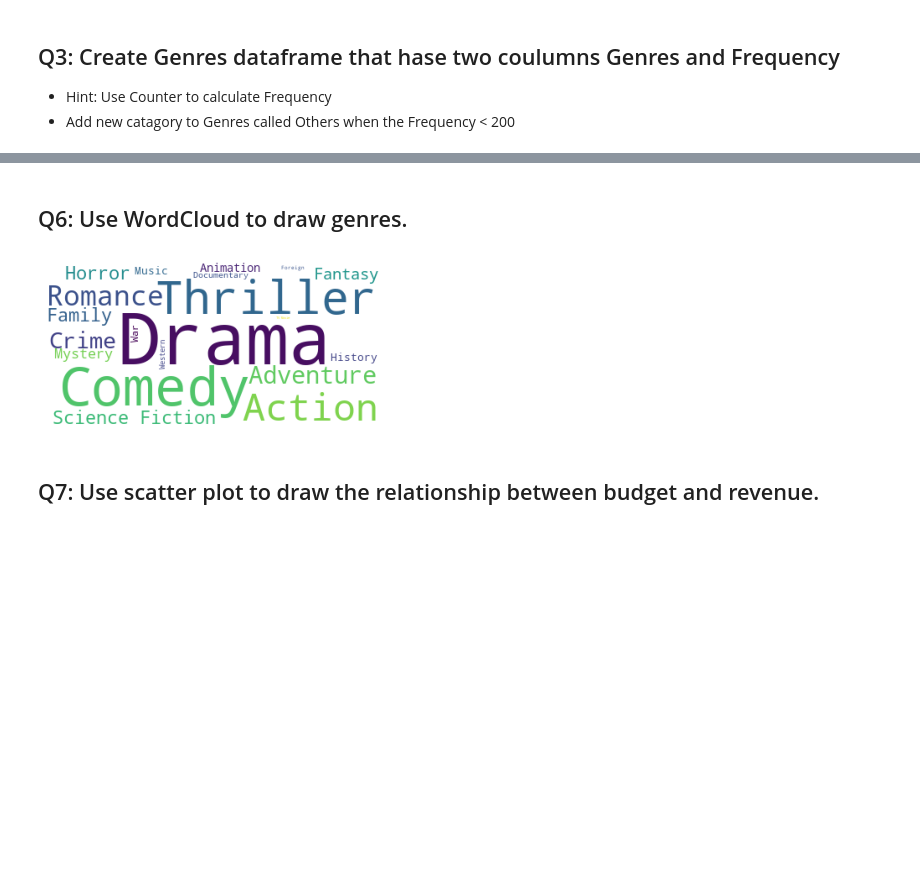
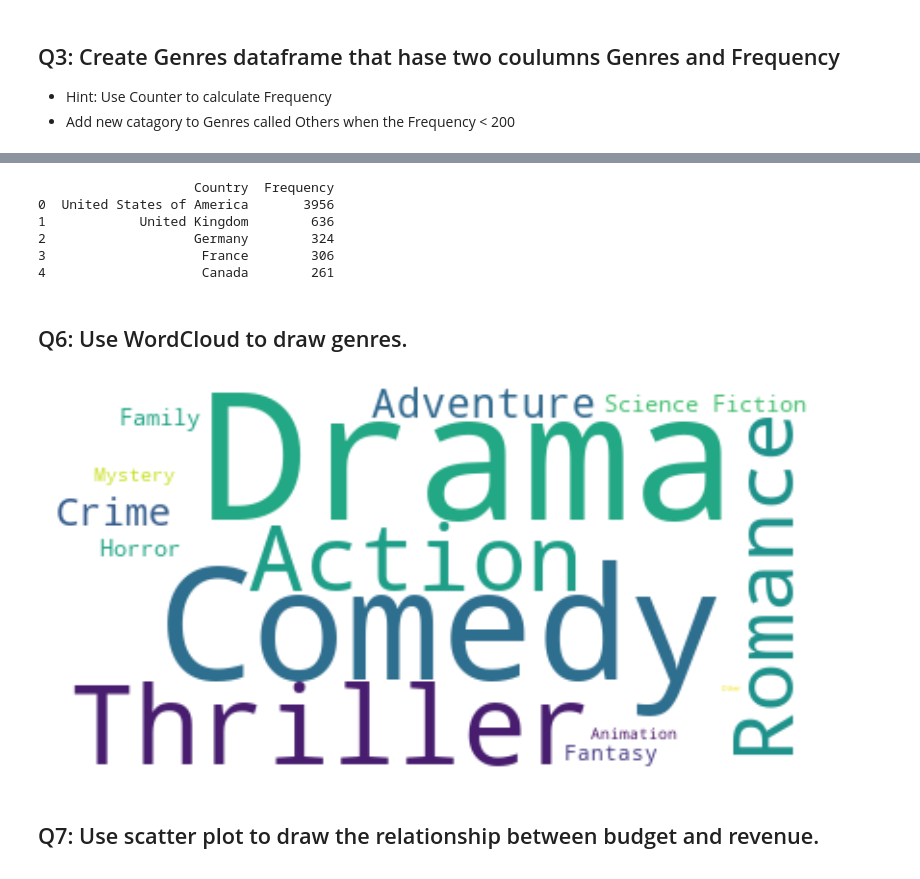
Before and after one commit to Tuwaiq-Data-Science-Bootcamp-V5/Plotly-Lab1, a Jupyter notebook: Plotly_Assignment.ipynb, the cells around one changed output, grey strips where cells are left out. Saved outputs shown, nothing was run; the diff lists cells and outputs as text; code cells hidden in the pictures; blank space fills up the shorter version.

```diff
--- a/Plotly_Assignment.ipynb
+++ b/Plotly_Assignment.ipynb
@@ -89,4 +88,22 @@ movies.head(3)
 - Hint: Use Counter to calculate Frequency
 - Add new catagory to Genres called Others when the Frequency < 200
 # %%
+
+genres_list =[]
+
+def add_names(str_lst):
+    lst = json.loads(str_lst)
+    for item in lst:
+        genres_list.append(item['name'])
+
+
+movies_credits['genres'].apply(add_names)
+
+genre_counter = Counter(genres_list)
+
+Genres = pd.DataFrame(list(genre_counter.items()), columns=['Genres', 'Frequency'])
+
+Genres['Genres'] = Genres['Genres'].apply(lambda name: 'Other' if genre_counter[name] < 200 else name)
+
+print(Genres)
 # %% [output]
@@ -114,11 +135,44 @@ movies.head(3)
 ## Q5: Use pie chart to draw top 5 languages.
 - Hint: use counter to create dataframe contains production_countries with Frequencies.
 ![p2.png](attachment:p2.png)
+# %%
+prod_countries_list =[]
+
+def add_countries(str_lst):
+    lst = json.loads(str_lst)
+    for item in lst:
+        prod_countries_list.append(item['name'])
+
+
+movies_credits['production_countries'].apply(add_countries)
+
+prod_country_counter = Counter(prod_countries_list)
+
+production_countries_df = pd.DataFrame(list(prod_country_counter.most_common(5)), columns=['Country', 'Frequency'])
+
+
+print(production_countries_df)
+
+fig = px.pie(production_countries_df, values='Frequency', names='Country', title='Production Countries')
+fig.show()
+# %% [output]
+                    Country  Frequency
+0  United States of America       3956
+1            United Kingdom        636
+2                   Germany        324
+3                    France        306
+4                    Canada        261
 # %% [markdown]
 ## Q6: Use WordCloud to draw genres.
 # %%
+word_freq_dict = dict(zip(Genres['Genres'], Genres['Frequency']))
+wordcloud = WordCloud(width=400, height=200, background_color="white").generate_from_frequencies(word_freq_dict)
+plt.figure(figsize=(10, 5))
+plt.imshow(wordcloud, interpolation="bilinear")
+plt.axis("off")
+plt.show()
 # %% [output]
-[figure, old version]
+[figure, new version]
 # %% [markdown]
 ## Q7: Use scatter plot to draw the relationship between budget and revenue.
 ![p3.png](attachment:p3.png)
```
Also changed, not shown: parts of 8 cells of this notebook.
